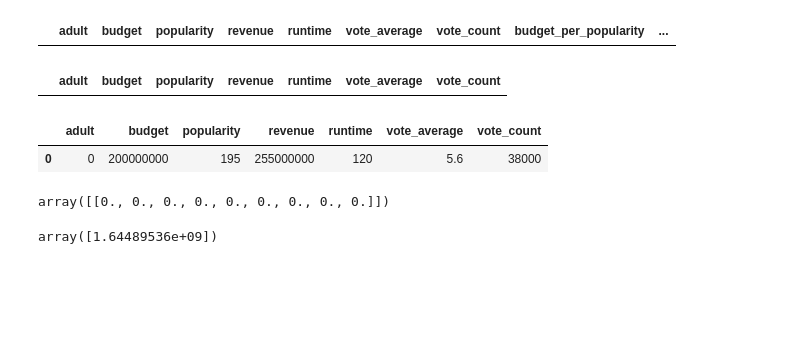
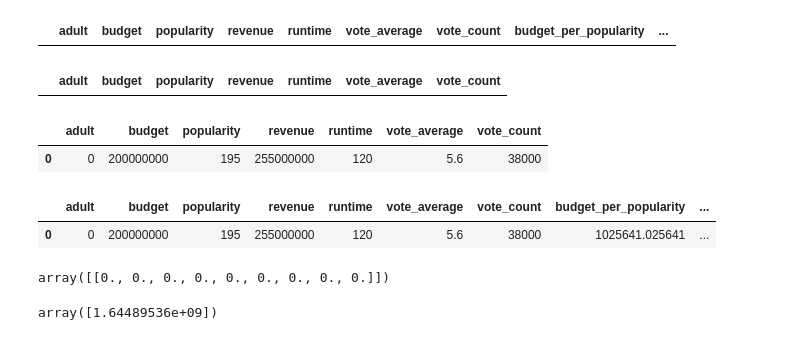
Before and after one commit to Gruppe-H/AI_exam, a Jupyter notebook: regression.ipynb, the cells around one changed output. Drawn from its saved outputs; the diff is of its cells as text; code cells hidden in the pictures; blank space fills up the shorter version.

```diff
--- a/regression.ipynb
+++ b/regression.ipynb
@@ -1203,6 +1193,11 @@ new_df
 new_df["budget_per_popularity"] = new_df["budget"] / new_df["popularity"]
 new_df["revenue_per_budget"] = new_df["revenue"] / new_df["budget"]
 new_df["vote_count_per_revenue"] = new_df["vote_count"] / new_df["revenue"]
+# %%
+new_df
+# %% [output]
+|  | adult | budget | popularity | revenue | runtime | vote_average | vote_count | budget_per_popularity | ... |
+| 0 | 0 | 200000000 | 195 | 255000000 | 120 | 5.6 | 38000 | 1025641.025641 | ... |
 # %%
 X = new_df[["adult","budget","popularity","runtime","vote_average","vote_count",
             "budget_per_popularity","revenue_per_budget","vote_count_per_revenue"]]
```
Also changed, not shown: parts of 14 cells of this notebook.
